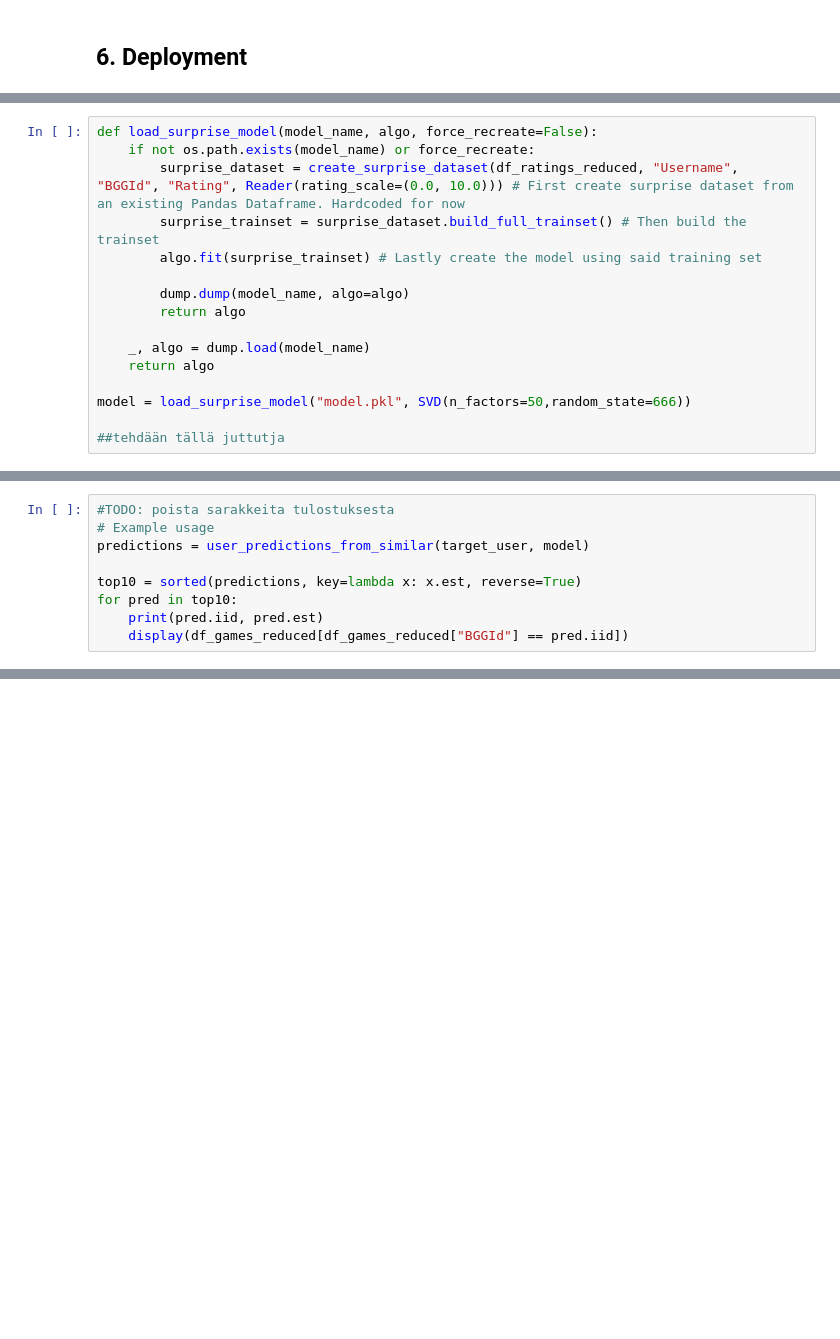
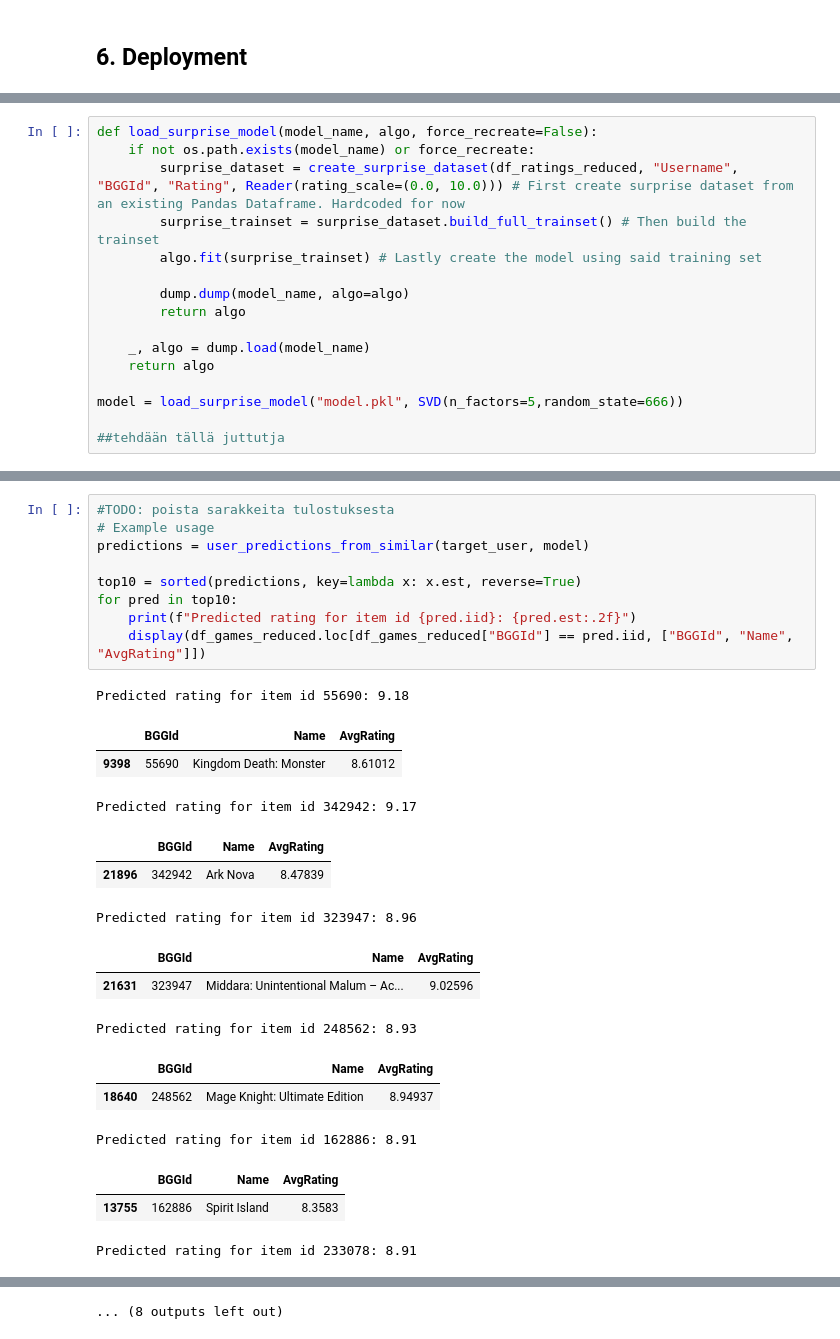
Before and after one commit to VilleSchulz/Machine-learning, a Jupyter notebook: Projekti/boardgamerecommender.ipynb, the cells around one changed output, grey strips where cells are left out. Drawn from its saved outputs; the diff is of its cells as text; blank space fills up the shorter version.

```diff
--- a/Projekti/boardgamerecommender.ipynb
+++ b/Projekti/boardgamerecommender.ipynb
@@ -362,7 +409,7 @@ def load_surprise_model(model_name, algo, force_recreate=False):
     _, algo = dump.load(model_name)
     return algo
 
-model = load_surprise_model("model.pkl", SVD(n_factors=50,random_state=666))
+model = load_surprise_model("model.pkl", SVD(n_factors=5,random_state=666))
 
 ##tehdään tällä juttutja
 # %% [markdown]
@@ -370,9 +417,26 @@ tähän juttuja mallin luonnista
 # %%
 #TODO: poista sarakkeita tulostuksesta
 # Example usage
 predictions = user_predictions_from_similar(target_user, model)
 
 top10 = sorted(predictions, key=lambda x: x.est, reverse=True)
 for pred in top10:
-    print(pred.iid, pred.est)
-    display(df_games_reduced[df_games_reduced["BGGId"] == pred.iid])
+    print(f"Predicted rating for item id {pred.iid}: {pred.est:.2f}")
+    display(df_games_reduced.loc[df_games_reduced["BGGId"] == pred.iid, ["BGGId", "Name", "AvgRating"]])
+# %% [output]
+Predicted rating for item id 55690: 9.18
+|  | BGGId | Name | AvgRating |
+| 9398 | 55690 | Kingdom Death: Monster | 8.61012 |
+Predicted rating for item id 342942: 9.17
+|  | BGGId | Name | AvgRating |
+| 21896 | 342942 | Ark Nova | 8.47839 |
+Predicted rating for item id 323947: 8.96
+|  | BGGId | Name | AvgRating |
+| 21631 | 323947 | Middara: Unintentional Malum – Ac... | 9.02596 |
+Predicted rating for item id 248562: 8.93
+|  | BGGId | Name | AvgRating |
+| 18640 | 248562 | Mage Knight: Ultimate Edition | 8.94937 |
+Predicted rating for item id 162886: 8.91
+|  | BGGId | Name | AvgRating |
+| 13755 | 162886 | Spirit Island | 8.3583 |
+Predicted rating for item id 233078: 8.91
@@ -379 +445,2 @@ for pred in top10:
+... (8 outputs left out)
 # %% [markdown]
```
Also changed, not shown: parts of 12 cells of this notebook.
